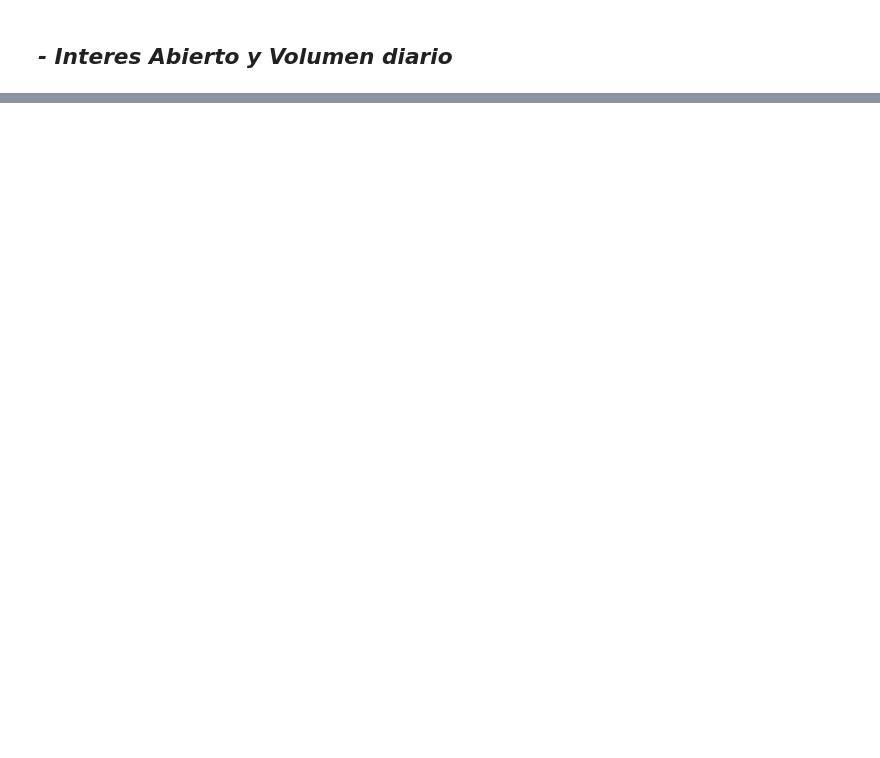
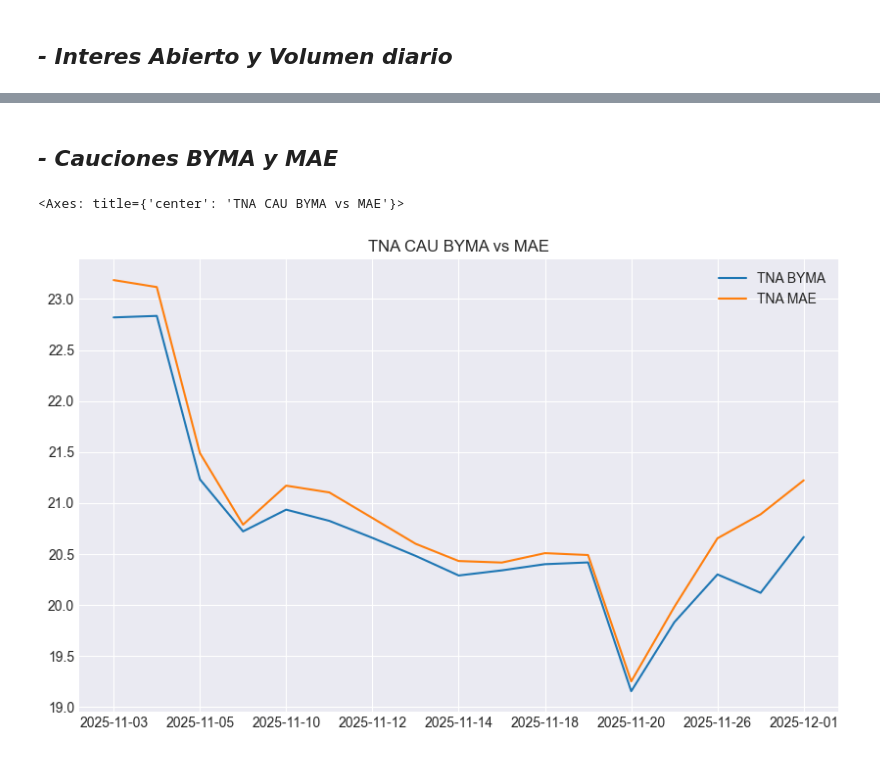
Before and after one commit to jdtluis/Reporte-Futuros_Tasas, a Jupyter notebook: index.ipynb, the cells around one changed output, grey strips where cells are left out. Cells and saved outputs as stored; diff of their text form; code cells hidden in the pictures; blank space fills up the shorter version.

```diff
--- a/index.ipynb
+++ b/index.ipynb
@@ -122,3 +128,18 @@ plot_futures_plotly(data=openInterest, kind='bar', ylabel="Interes Abierto", tit
 # %% [output]
 [interactive output not drawn]
 [interactive output not drawn]
+# %% [markdown]
+## ***- Cauciones BYMA y MAE***
+# %%
+from mae import get_cau_mae, get_repo_mae
+from byma import get_cau_byma
+
+cau_mae = get_cau_mae()
+cau_byma = get_cau_byma()
+cau_byma = cau_byma.loc[cau_byma.index >= cau_mae.index.min()]
+# %%
+import pandas as pd
+pd.concat([cau_byma[['vwap']].rename(columns={'vwap':'TNA BYMA'})['TNA BYMA'], cau_mae[['tasaPP']].rename(columns={'tasaPP':'TNA MAE'})], axis=1).dropna().plot(title='TNA CAU BYMA vs MAE', figsize=(10,6))
+# %% [output]
+<Axes: title={'center': 'TNA CAU BYMA vs MAE'}>
+[figure, added]
```
Also changed, not shown: parts of 7 cells of this notebook, 4 other files.
